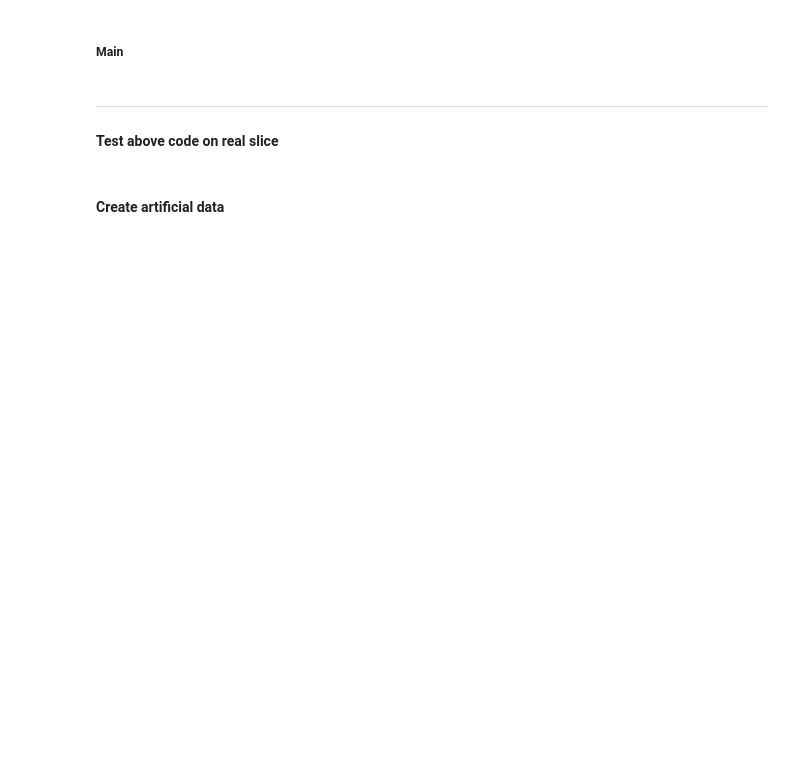
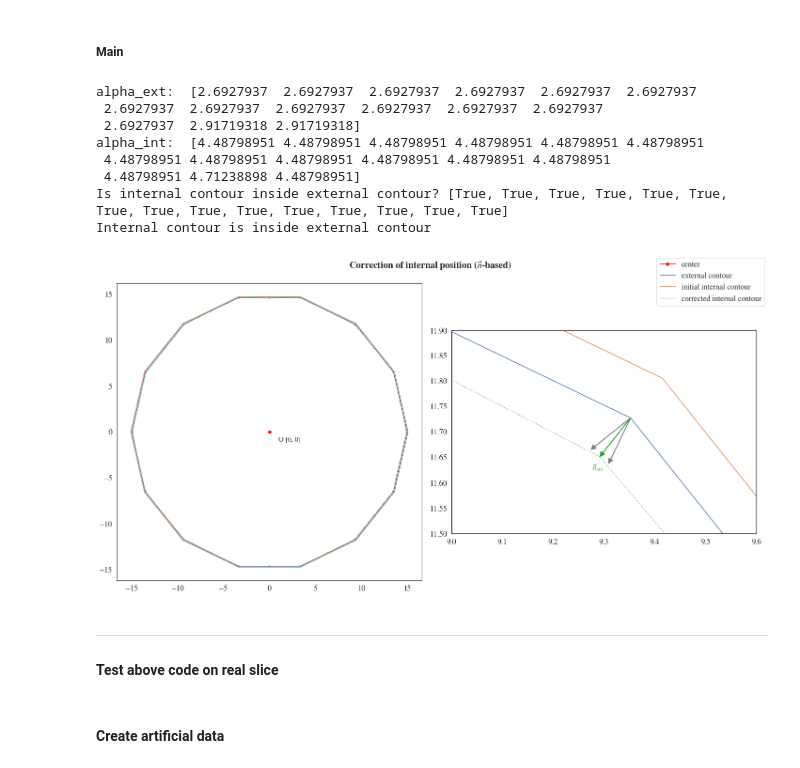
Before and after one commit to artorg-unibe-ch/spline_mesher, a Jupyter notebook: tmp/intersection_internal.ipynb, the cells around one changed output. Cells and saved outputs as stored; diff of their text form; code cells hidden in the pictures; blank space fills up the shorter version.

Commit message:
Implemented external angle check in notebook

```diff
--- a/tmp/intersection_internal.ipynb
+++ b/tmp/intersection_internal.ipynb
@@ -143,7 +142,6 @@ https://stackoverflow.com/questions/64409191/angle-between-two-vectors-in-the-in
 # %%
 def is_internal_inside_external(ext_c, int_c):
     '''
-    #TODO: testing function and implementation asap
     # TODO: implement this (1st priority)
     # pseudo-code:
     # Compute unit vectors between Pe0-Pe1 and Pe1-Pe2
@@ -174,10 +172,11 @@ def is_internal_inside_external(ext_c, int_c):
     p_e_2 = reset_numpy_index(p_e_0, idx=2)
     p_i_1 = reset_numpy_index(p_i_0, idx=1)
 
-    alpha_ext = ccw_angle(p_e_2 - p_e_1, p_e_1 - p_e_0)
+    alpha_ext = ccw_angle(p_e_2 - p_e_1, p_e_0 - p_e_1)
     alpha_int = ccw_angle(p_e_2 - p_e_1, p_i_1 - p_e_1)
-    boolean_angle = is_angle_bigger_bool(alpha_int, alpha_ext)
+    boolean_angle = [is_angle_bigger_bool(alpha_int, alpha_ext) for alpha_int, alpha_ext in zip(alpha_int, alpha_ext)]
     return boolean_angle
+
 
 def check_intersection(ext, int, min_thickness=1):
     """
@@ -215,7 +214,7 @@ def correct_internal_point(arr, dx, dy):
     return np.array([arr[:, 0] - dy, arr[:, 1] + dx]).transpose()
 
 
-def correct_intersection(ext_arr, int_arr, dx, dy, bool_min_thickness):
+def correct_intersection(ext_arr, int_arr, dx, dy, bool_arr):
     """
     Takes external and internal arrays and applies nodal displacement to the elements where bool_min_thickness == True
 
@@ -229,9 +228,9 @@ def correct_intersection(ext_arr, int_arr, dx, dy, bool_min_thickness):
     Returns:
         ndarray: new array of internal polygon
     """
-    bool_min_thickness = np.c_[bool_min_thickness, bool_min_thickness]
+    bool_arr = np.c_[bool_arr, bool_arr]
     int_corr = correct_internal_point(ext_arr, dx, dy)
-    np.copyto(dst=int_arr, src=int_corr, where=bool_min_thickness)
+    np.copyto(dst=int_arr, src=int_corr, where=bool_arr)
     return int_arr
 
 
@@ -356,7 +355,7 @@ def show_circles(center, n_points=15, min_thickness=1):
     ax1.plot(center[0], center[1], color = 'red', marker = 'o', label='center')
     ax1.annotate(f'O {center}', xy=(center[0] + 1, center[1] - 1), xycoords='data')
     x_ext, y_ext = get_circle(radius=15, center=center, n_points=n_points)
-    x_int, y_int = get_circle(radius=14.99, center=center, n_points=n_points)
+    x_int, y_int = get_circle(radius=15.1, center=center, n_points=n_points)
 
     dx, dy, dx_med, dy_med = get_normals(x_ext, y_ext, ax1, ax2, thickness=min_thickness)
 
@@ -373,34 +372,60 @@ def show_circles(center, n_points=15, min_thickness=1):
 # %%
 # PARAMS
 c = [0, 0]
 MIN_THICKNESS = 100e-3
 N_POINTS = 15
 
 # MAIN
 ext_s, int_s, dx, dy, dx_med, dy_med, fig, ax1, ax2 = show_circles(center=c, n_points=N_POINTS, min_thickness=MIN_THICKNESS)
-bool_min_thickness_s = check_intersection(ext=ext_s, int=int_s, min_thickness=MIN_THICKNESS)
-new_int = correct_intersection(
+
+boolean_angle = is_internal_inside_external(ext_s, int_s)
+print(f'Is internal contour inside external contour? {boolean_angle}')
+if np.any(boolean_angle) == False:
+    print('Internal contour is outside external contour')
+    new_int = correct_intersection(
     ext_arr=ext_s,
     int_arr=int_s,
     dx=dx_med,
     dy=dy_med,
-    bool_min_thickness=bool_min_thickness_s
-)
+    bool_arr=~np.array(boolean_angle)  # take the opposite of the boolean
+    )
+elif np.any(boolean_angle) == True:
+    print('Internal contour is inside external contour')
+    bool_min_thickness_s = check_intersection(ext=ext_s, int=int_s, min_thickness=MIN_THICKNESS)
+    new_int = correct_intersection(
+        ext_arr=ext_s,
+        int_arr=int_s,
+        dx=dx_med,
+        dy=dy_med,
+        bool_arr=bool_min_thickness_s
+        )
+else:
+    print('Could not check position between contours')
 
 ax1.plot(new_int[:, 0], new_int[:, 1], linestyle=':', label='corrected internal contour')
 ax2.plot(new_int[:, 0], new_int[:, 1], linestyle=':')
 ax1.set_aspect('equal')
 ax2.set_aspect('equal')
 ax2.set_xlim(9, 9.6)
 ax2.set_ylim(11.5, 11.9)
 fig.suptitle('Correction of internal position ($\\vec{n}$-based)', weight='bold', fontsize=20)
 fig.legend(loc=1)
 fig.tight_layout()
 
 
 ax1.plot((ext_s[:, 0], ext_s[:, 0]-dy_med), (ext_s[:, 1], ext_s[:,1]+dx_med), color='tab:blue')
 # fig.savefig('Correction_internal_position.svg')
 print('')
+# %% [output]
+alpha_ext:  [2.6927937  2.6927937  2.6927937  2.6927937  2.6927937  2.6927937
+ 2.6927937  2.6927937  2.6927937  2.6927937  2.6927937  2.6927937
+ 2.6927937  2.91719318 2.91719318]
+alpha_int:  [4.48798951 4.48798951 4.48798951 4.48798951 4.48798951 4.48798951
+ 4.48798951 4.48798951 4.48798951 4.48798951 4.48798951 4.48798951
+ 4.48798951 4.71238898 4.48798951]
+Is internal contour inside external contour? [True, True, True, True, True, True, True, True, True, True, True, True, True, True, True]
+Internal contour is inside external contour
+[figure, added]
 # %% [markdown]
 - - -
 #### Test above code on real slice
```
Also changed, not shown: parts of 7 cells of this notebook.
